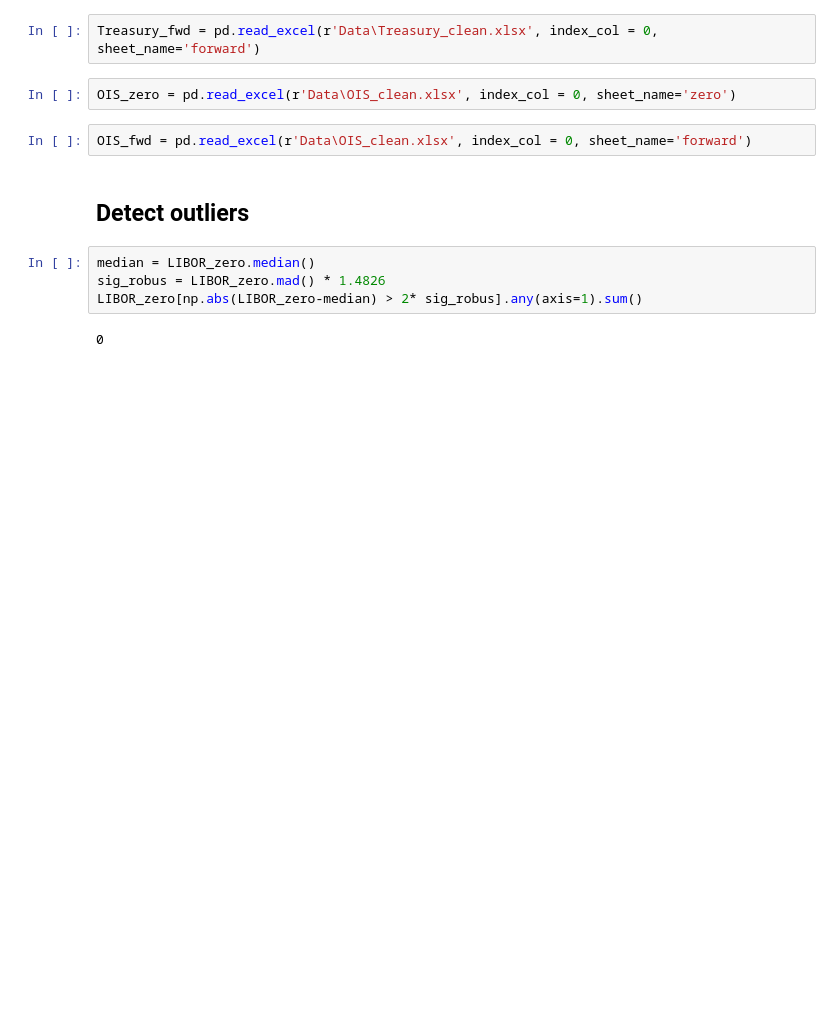
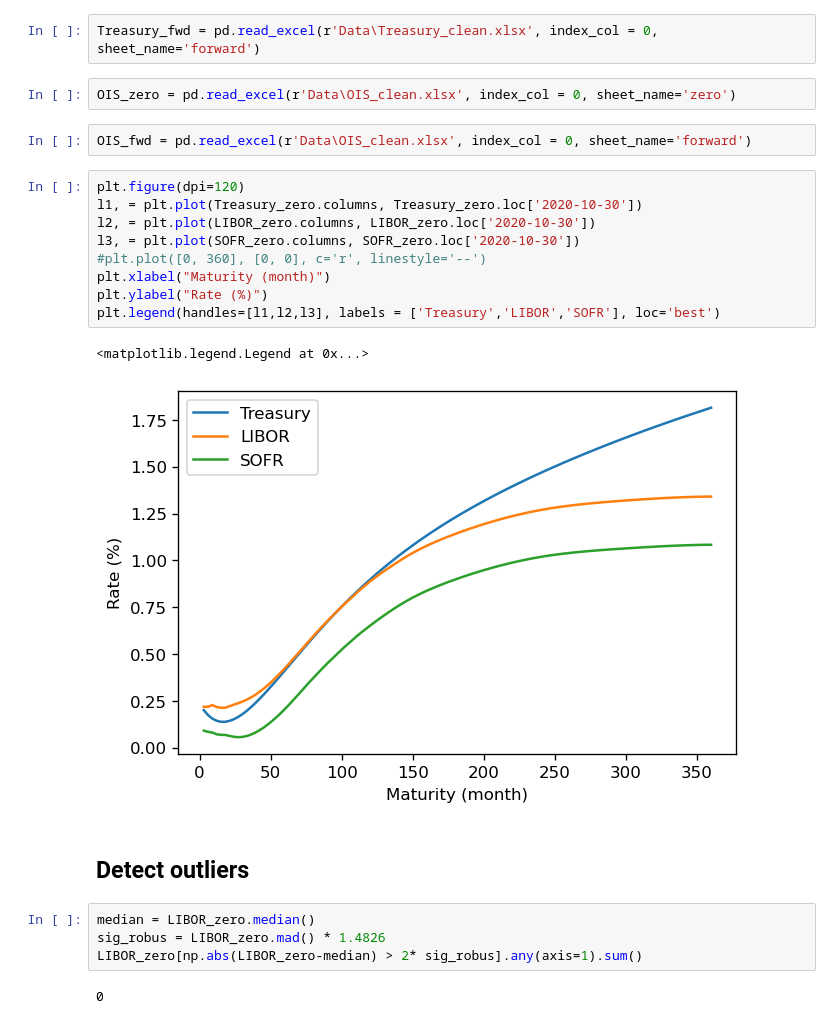
Before and after one commit to DarseZ/CurveFrcst-Using-ManifoldLrn, a Jupyter notebook: DmnsRdct_StateFrcst.ipynb, the cells around one changed output. Drawn from its saved outputs; the diff is of its cells as text; blank space fills up the shorter version.

```diff
--- a/DmnsRdct_StateFrcst.ipynb
+++ b/DmnsRdct_StateFrcst.ipynb
@@ -44,6 +44,18 @@ Treasury_fwd = pd.read_excel(r'Data\Treasury_clean.xlsx', index_col = 0, sheet_n
 OIS_zero = pd.read_excel(r'Data\OIS_clean.xlsx', index_col = 0, sheet_name='zero')
 # %%
 OIS_fwd = pd.read_excel(r'Data\OIS_clean.xlsx', index_col = 0, sheet_name='forward')
+# %%
+plt.figure(dpi=120)
+l1, = plt.plot(Treasury_zero.columns, Treasury_zero.loc['2020-10-30'])
+l2, = plt.plot(LIBOR_zero.columns, LIBOR_zero.loc['2020-10-30'])
+l3, = plt.plot(SOFR_zero.columns, SOFR_zero.loc['2020-10-30'])
+#plt.plot([0, 360], [0, 0], c='r', linestyle='--')
+plt.xlabel("Maturity (month)")
+plt.ylabel("Rate (%)")
+plt.legend(handles=[l1,l2,l3], labels = ['Treasury','LIBOR','SOFR'], loc='best')
+# %% [output]
+<matplotlib.legend.Legend at 0x...>
+[figure, added]
 # %% [markdown]
 ## Detect outliers
 # %%
```
Also changed, not shown: parts of 29 cells of this notebook, 2 other files.
